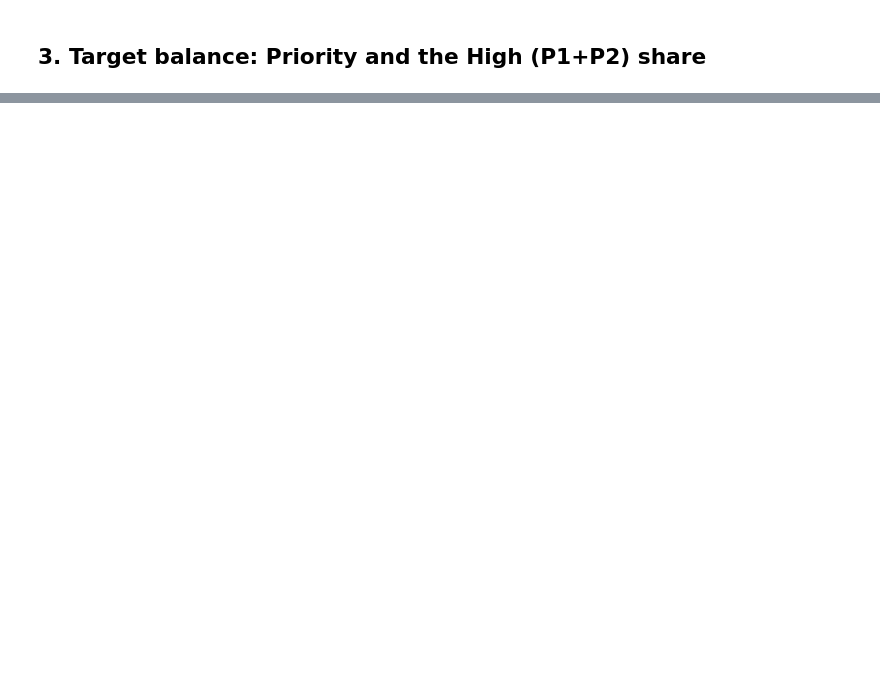
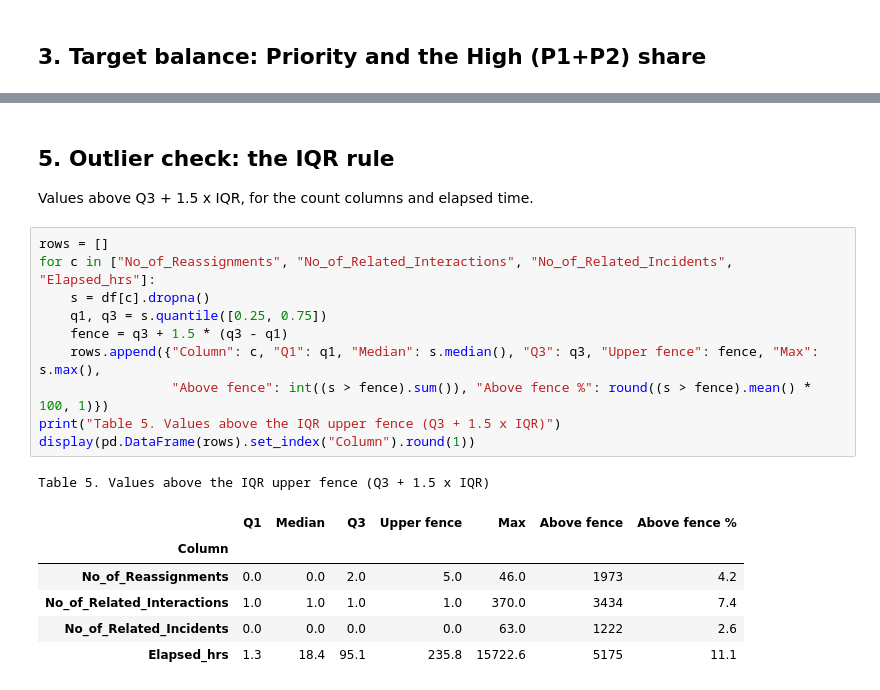
Before and after one commit to MaruvoorArasiM/itsm-ml-project, a Jupyter notebook: notebooks/04_eda.ipynb, the cells around one changed output, grey strips where cells are left out. Drawn from its saved outputs; the diff is of its cells as text; blank space fills up the shorter version.

```diff
--- a/notebooks/04_eda.ipynb
+++ b/notebooks/04_eda.ipynb
@@ -41,0 +216,21 @@ High (P1+P2) share: 1.55 %
+# %% [markdown]
+## 5. Outlier check: the IQR rule
+Values above Q3 + 1.5 x IQR, for the count columns and elapsed time.
+# %%
+rows = []
+for c in ["No_of_Reassignments", "No_of_Related_Interactions", "No_of_Related_Incidents", "Elapsed_hrs"]:
+    s = df[c].dropna()
+    q1, q3 = s.quantile([0.25, 0.75])
+    fence = q3 + 1.5 * (q3 - q1)
+    rows.append({"Column": c, "Q1": q1, "Median": s.median(), "Q3": q3, "Upper fence": fence, "Max": s.max(),
+                 "Above fence": int((s > fence).sum()), "Above fence %": round((s > fence).mean() * 100, 1)})
+print("Table 5. Values above the IQR upper fence (Q3 + 1.5 x IQR)")
+display(pd.DataFrame(rows).set_index("Column").round(1))
+# %% [output]
+Table 5. Values above the IQR upper fence (Q3 + 1.5 x IQR)
+|  | Q1 | Median | Q3 | Upper fence | Max | Above fence | Above fence % |
+| Column |  |  |  |  |  |  |  |
+| No_of_Reassignments | 0.0 | 0.0 | 2.0 | 5.0 | 46.0 | 1973 | 4.2 |
+| No_of_Related_Interactions | 1.0 | 1.0 | 1.0 | 1.0 | 370.0 | 3434 | 7.4 |
+| No_of_Related_Incidents | 0.0 | 0.0 | 0.0 | 0.0 | 63.0 | 1222 | 2.6 |
+| Elapsed_hrs | 1.3 | 18.4 | 95.1 | 235.8 | 15722.6 | 5175 | 11.1 |
```
Also changed, not shown: parts of 54 cells of this notebook, 19 other files.
